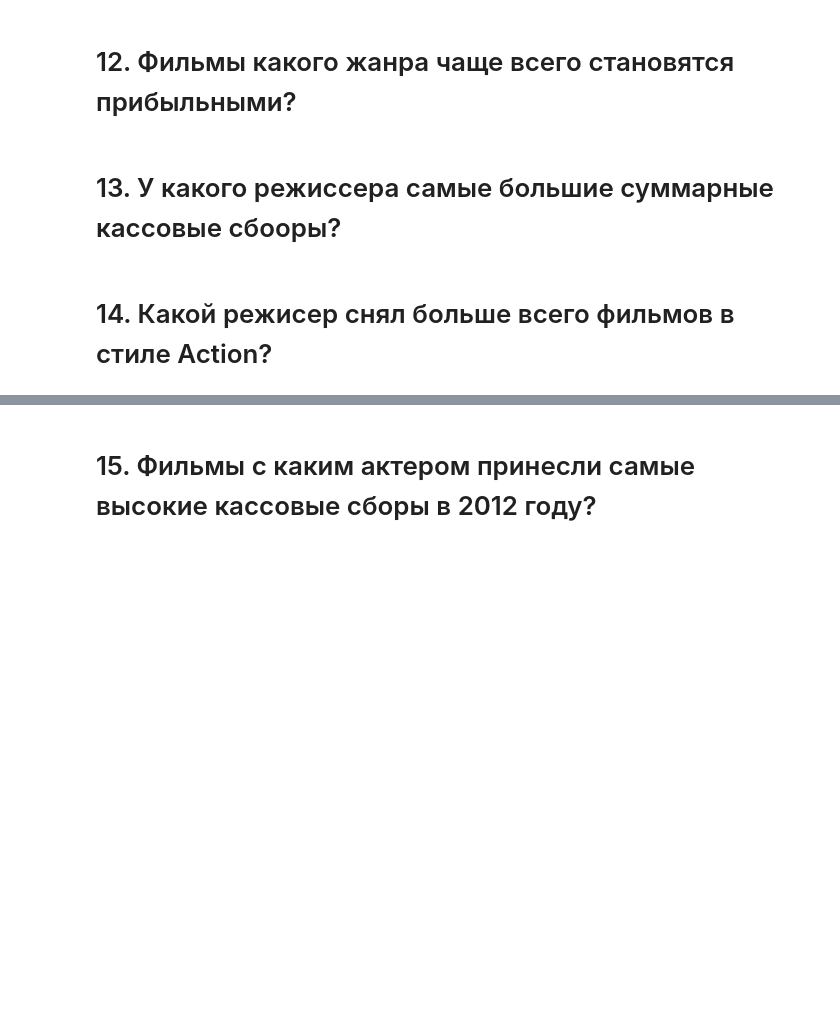
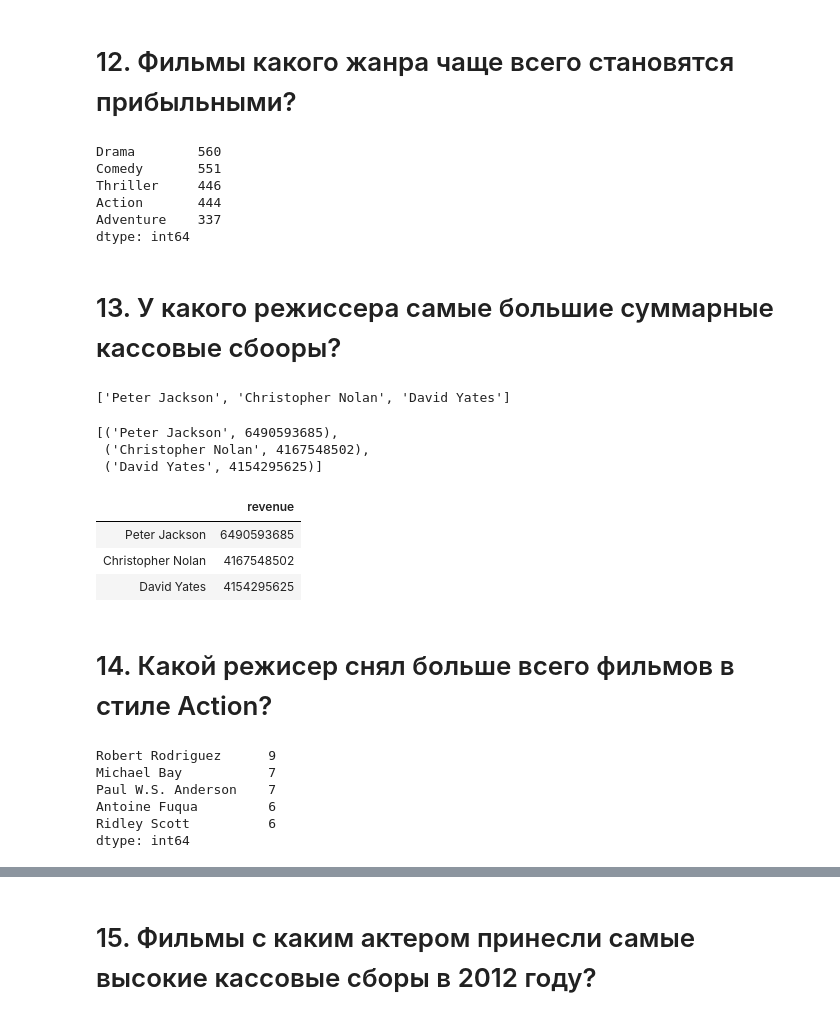
Before and after one commit to sashakang/skillfactory_rds, a Jupyter notebook: Movies_IMBD_v4.1_TEMPLATE.ipynb, the cells around one changed output, grey strips where cells are left out. Cells and saved outputs as stored; diff of their text form; code cells hidden in the pictures; blank space fills up the shorter version.

```diff
--- a/Movies_IMBD_v4.1_TEMPLATE.ipynb
+++ b/Movies_IMBD_v4.1_TEMPLATE.ipynb
@@ -104,0 +140,11 @@ data[data.profit > 0].explode('genres').groupby('genres').count()['imdb_id'].sor
+# %%
+data = data_ini
+genres = pd.Series(data[data.profit > 0].genres.str.cat(sep='|').split('|'))
+genres.value_counts().head()
+# %% [output]
+Drama        560
+Comedy       551
+Thriller     446
+Action       444
+Adventure    337
+dtype: int64
@@ -109,0 +155,31 @@ data.groupby('director').sum().sort_values('revenue', ascending=False)
+# %%
+# variant 1
+from heapq import nlargest
+directors = set(data.director.str.cat(sep='|').split('|'))
+revenues = {director: sum(data[data.director.str.contains(director)].revenue)
+            for director in directors}
+nlargest(3, revenues, key=revenues.get)
+# %% [output]
+['Peter Jackson', 'Christopher Nolan', 'David Yates']
+# %%
+# variant 2
+from operator import itemgetter
+directors = set(data.director.str.cat(sep='|').split('|'))
+revenues = {director: sum(data[data.director.str.contains(director)].revenue)
+            for director in directors}
+sorted(revenues.items(), key=itemgetter(1), reverse=True)[:3]
+# %% [output]
+[('Peter Jackson', 6490593685),
+ ('Christopher Nolan', 4167548502),
+ ('David Yates', 4154295625)]
+# %%
+# variant 3, the best, does not require any extra libraries
+directors = set(data.director.str.cat(sep='|').split('|'))
+revenues = {director: sum(data[data.director.str.contains(director)].revenue)
+            for director in directors}
+pd.DataFrame.from_dict(revenues, orient='index', columns=['revenue']).nlargest(3, 'revenue')
+# %% [output]
+|  | revenue |
+| Peter Jackson | 6490593685 |
+| Christopher Nolan | 4167548502 |
+| David Yates | 4154295625 |
@@ -119,6 +190,13 @@ genres[genres.genres == 'Action'].groupby('director').count()['imdb_id'].sort_va
 # %%
-# this works
-data = pd.read_csv('movie_bd_v5.csv')
-data = data[data.genres.map(lambda x: 'Action' in x)]
+# variant 1
+data = data_ini
+data = data[data.genres.map(lambda x: 'Action' in x)][['director']]
 directors = data.director.str.cat(sep='|').split('|')
-pd.Series(directors).value_counts()
+pd.Series(directors).value_counts().head()
+# %% [output]
+Robert Rodriguez      9
+Michael Bay           7
+Paul W.S. Anderson    7
+Antoine Fuqua         6
+Ridley Scott          6
+dtype: int64
```
Also changed, not shown: parts of 70 cells of this notebook, 1 other file.
